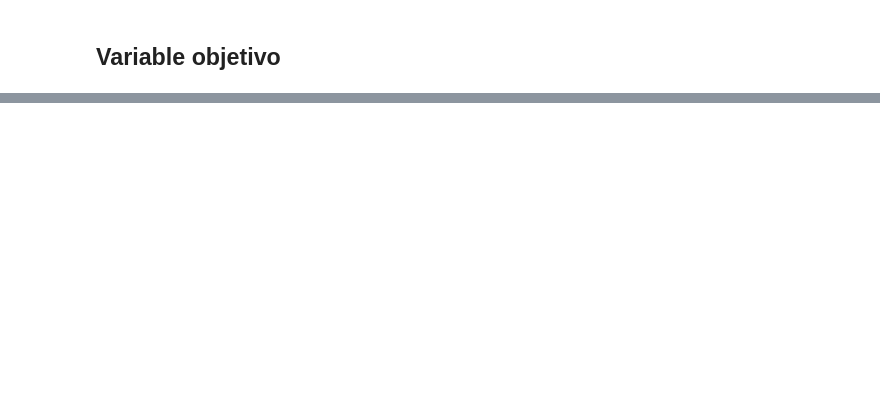
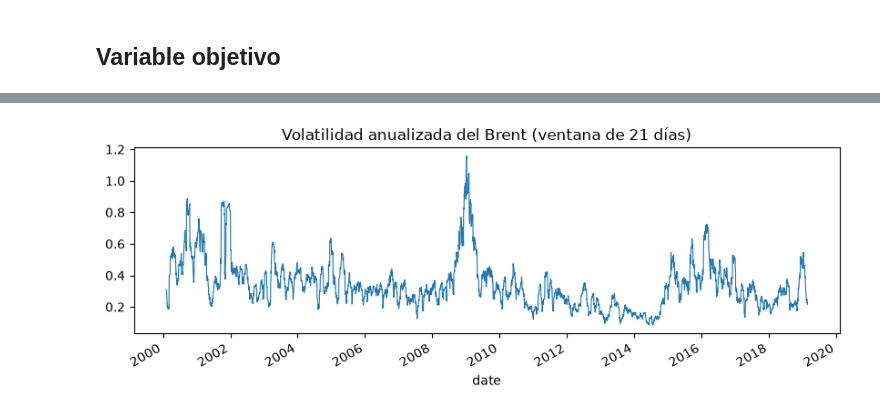
Before and after one commit to alejandrobarreche/oil-rnn, a Jupyter notebook: notebooks/01_eda.ipynb, the cells around one changed output, grey strips where cells are left out. Saved outputs shown, nothing was run; the diff lists cells and outputs as text; code cells hidden in the pictures; blank space fills up the shorter version.

```diff
--- a/notebooks/01_eda.ipynb
+++ b/notebooks/01_eda.ipynb
@@ -36,0 +195,6 @@ else:
+# %%
+vol = ret1.rolling(21).std() * np.sqrt(252)
+title = "Volatilidad anualizada del Brent (ventana de 21 días)"
+ax = vol.plot(figsize=(10, 3), linewidth=0.8, title=title)
+# %% [output]
+[figure, added]
```
Also changed, not shown: parts of 17 cells of this notebook.
